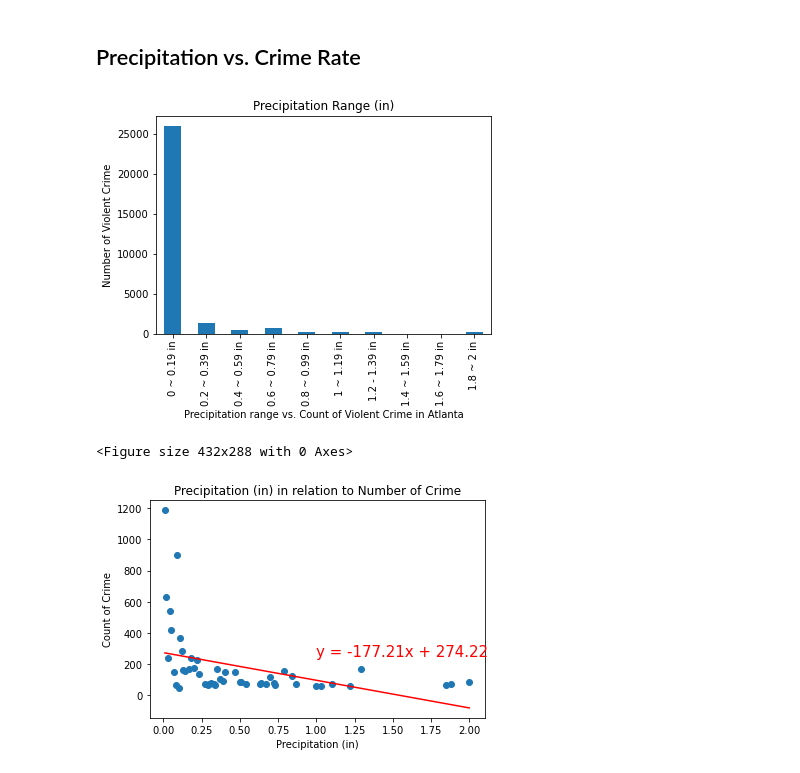
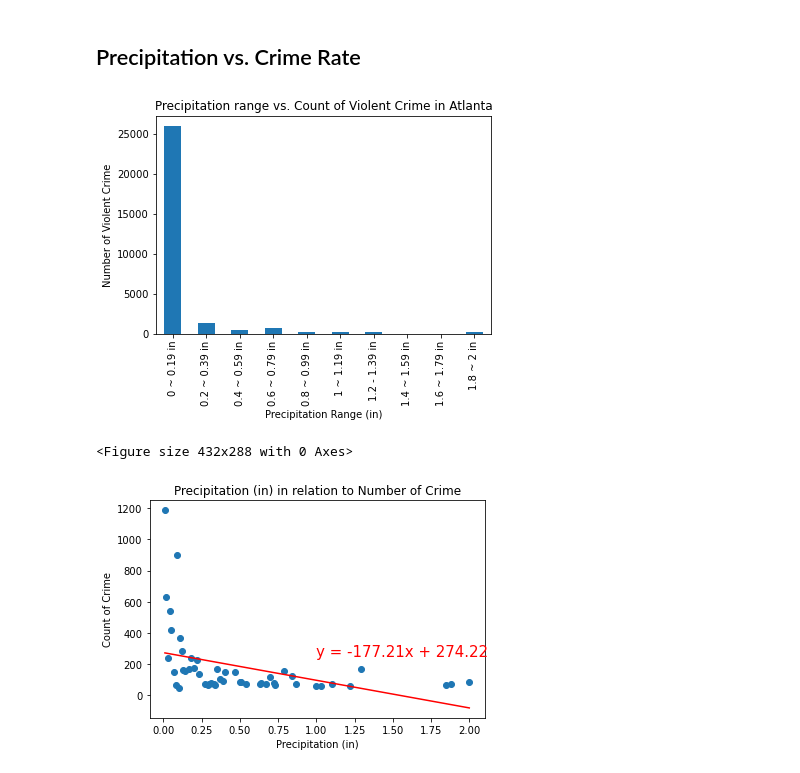
Before and after one commit to gimmemyleg/Group-6-Project-1, a Jupyter notebook: ProjectGroup6Coding.ipynb, the cells around one changed output. Cells and saved outputs as stored; diff of their text form; code cells hidden in the pictures.

```diff
--- a/ProjectGroup6Coding.ipynb
+++ b/ProjectGroup6Coding.ipynb
@@ -263,15 +263,15 @@ plt.show()
 # %%
 Crime_Rain_Range = Merged_DF.groupby(["Precip_Range"]).count()['crime']
 Rain_chart = Crime_Rain_Range.plot(kind = 'bar')
-Rain_chart.set_xlabel('Precipitation range vs. Count of Violent Crime in Atlanta')
+Rain_chart.set_xlabel('Precipitation Range (in)')
 Rain_chart.set_ylabel('Number of Violent Crime')
-Rain_chart.set_title('Precipitation Range (in)')
+Rain_chart.set_title('Precipitation range vs. Count of Violent Crime in Atlanta')
 plt.savefig("Precipitation and Crime.png",
             bbox_inches ="tight")
 plt.show()
 plt.tight_layout()
 # %% [output]
-[figure, old version]
+[figure, new version]
 <Figure size 432x288 with 0 Axes>
 # %%
 Removed_Rain = Merged_DF.loc[Merged_DF['precip'] != 0,:]
```
Also changed, not shown: parts of 1 cell of this notebook, 3 other files.
